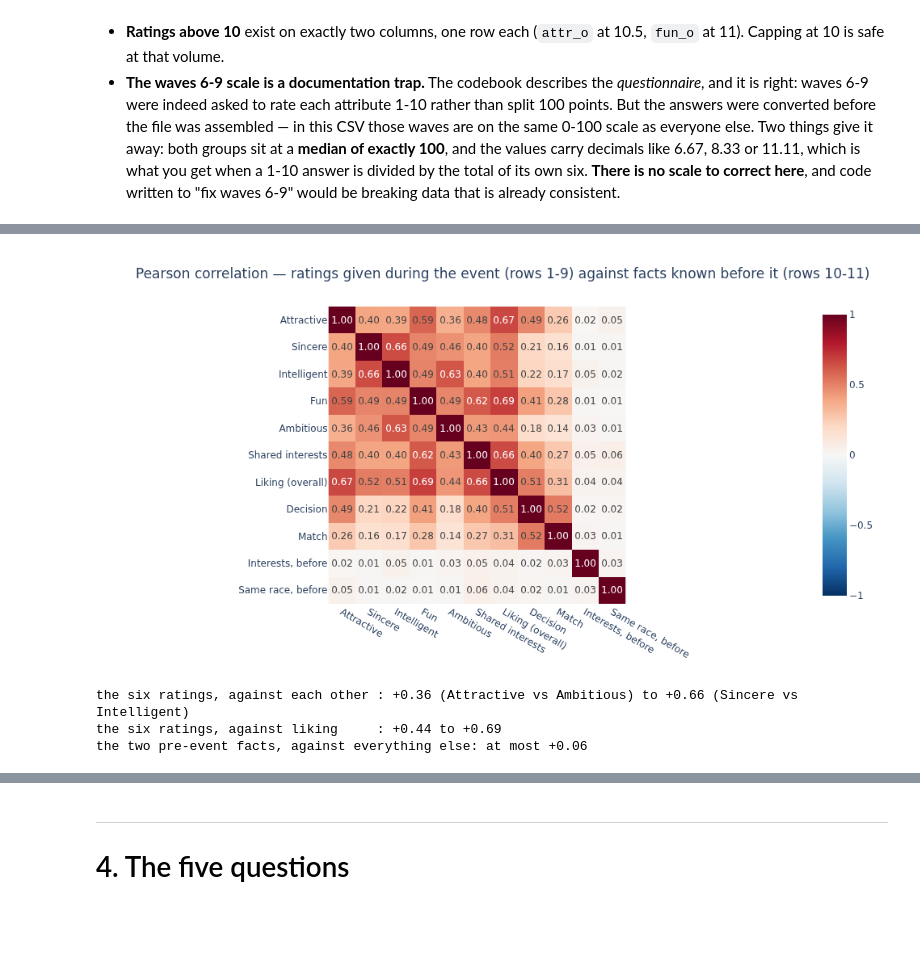
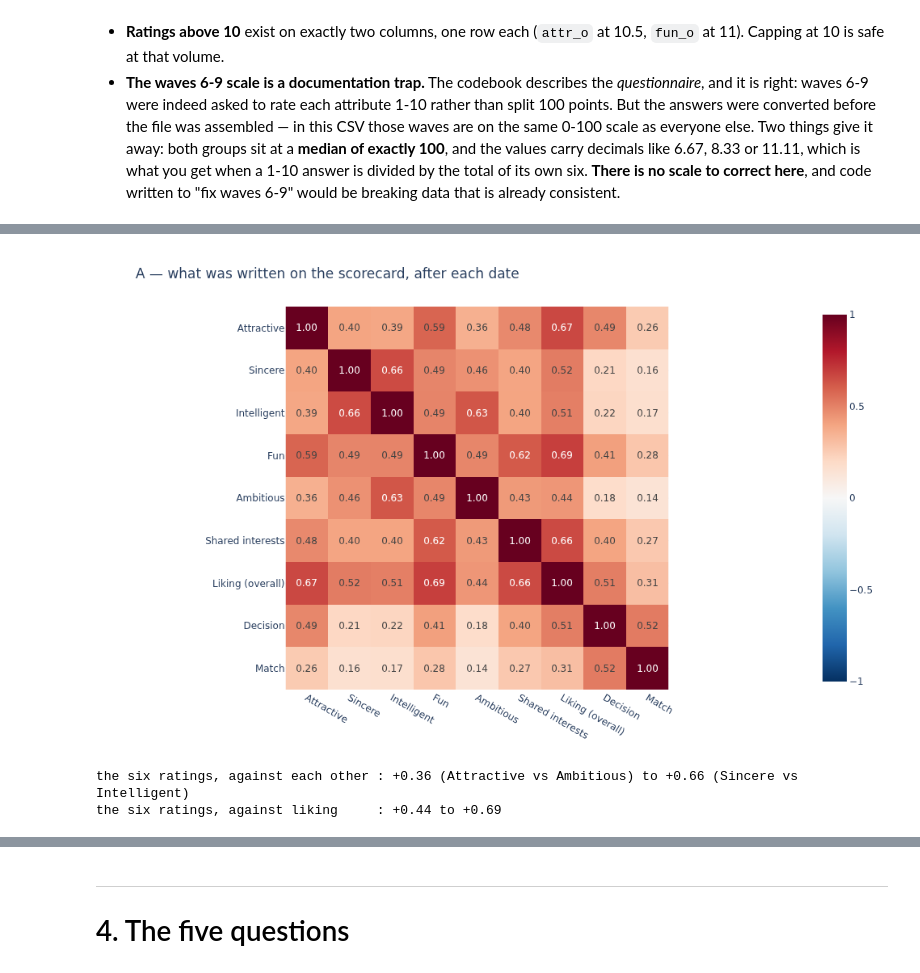
Before and after one commit to paezxavi/jedha_tinder_project, a Jupyter notebook: tinder_project.ipynb, the cells around one changed output, grey strips where cells are left out. Saved outputs shown, nothing was run; the diff lists cells and outputs as text; code cells hidden in the pictures; blank space fills up the shorter version.

```diff
--- a/tinder_project.ipynb
+++ b/tinder_project.ipynb
@@ -53,9 +53,9 @@ pio.renderers.default = 'png'
 IMAGES = Path('images')
 IMAGES.mkdir(exist_ok=True)
 
-def show(fig, name):
+def show(fig, name, height=520):
     """Render a figure in the notebook and save it as a PNG under images/."""
-    fig.update_layout(width=980, height=520, template='plotly_white',
+    fig.update_layout(width=980, height=height, template='plotly_white',
                       margin=dict(t=70, b=60, l=70, r=40))
     fig.write_image(IMAGES / f'{name}.png', scale=2)
     fig.show()
@@ -437,36 +445,27 @@ to read here, and the second is the one that shapes the rest of the notebook.
 # %%
-# The six scorecard ratings, the overall liking score, the two outcomes -- and the two columns
-# recorded BEFORE anyone met. Those last two are in the matrix for a reason: they are the only
-# variables here that cannot have been influenced by how the date went, and question 3 rests
-# entirely on the comparison between them and the ratings above.
-corr_cols = SCORECARD + ['like', 'dec', 'match', 'int_corr', 'samerace']
+# Matrix A -- everything written on the scorecard, plus the outcome it produced.
+scorecard_cols = SCORECARD + ['like', 'dec', 'match']
 NAMES = {**LABELS, 'like': 'Liking (overall)', 'dec': 'Decision', 'match': 'Match',
          'int_corr': 'Interests, before', 'samerace': 'Same race, before'}
 
-corr = df[corr_cols].corr(method='pearson')
-corr.index = corr.columns = [NAMES[c] for c in corr_cols]
+corr = df[scorecard_cols].corr(method='pearson')
+corr.index = corr.columns = [NAMES[c] for c in scorecard_cols]
 
 fig = px.imshow(corr, text_auto='.2f', color_continuous_scale='RdBu_r', zmin=-1, zmax=1,
-                title='Pearson correlation — ratings given during the event (rows 1-9) '
-                      'against facts known before it (rows 10-11)')
-fig.update_layout(height=640)
-show(fig, '3_3_correlation_matrix')
+                title='A — what was written on the scorecard, after each date')
+show(fig, '3_3_correlation_matrix', height=620)
 
-# The three numbers quoted underneath, computed rather than eyeballed off the picture.
+# The two ranges quoted underneath, computed rather than eyeballed off the picture.
 rated_names = list(LABELS.values())
 block = corr.loc[rated_names, rated_names]
 off_diag = block.where(~np.eye(len(rated_names), dtype=bool)).stack()
-before = ['Interests, before', 'Same race, before']
 
 print(f'the six ratings, against each other : {off_diag.min():+.2f} '
       f'({" vs ".join(off_diag.idxmin())}) to {off_diag.max():+.2f} ({" vs ".join(off_diag.idxmax())})')
 print(f'the six ratings, against liking     : {corr.loc[rated_names, "Liking (overall)"].min():+.2f} '
       f'to {corr.loc[rated_names, "Liking (overall)"].max():+.2f}')
-print(f'the two pre-event facts, against everything else: at most '
-      f'{corr.loc[before].drop(columns=before).abs().max().max():+.2f}')
 # %% [output]
-[figure, old version]
+[figure, new version]
 the six ratings, against each other : +0.36 (Attractive vs Ambitious) to +0.66 (Sincere vs Intelligent)
 the six ratings, against liking     : +0.44 to +0.69
-the two pre-event facts, against everything else: at most +0.06
 # %% [markdown]
```
Also changed, not shown: parts of 8 cells of this notebook, 2 other files.
